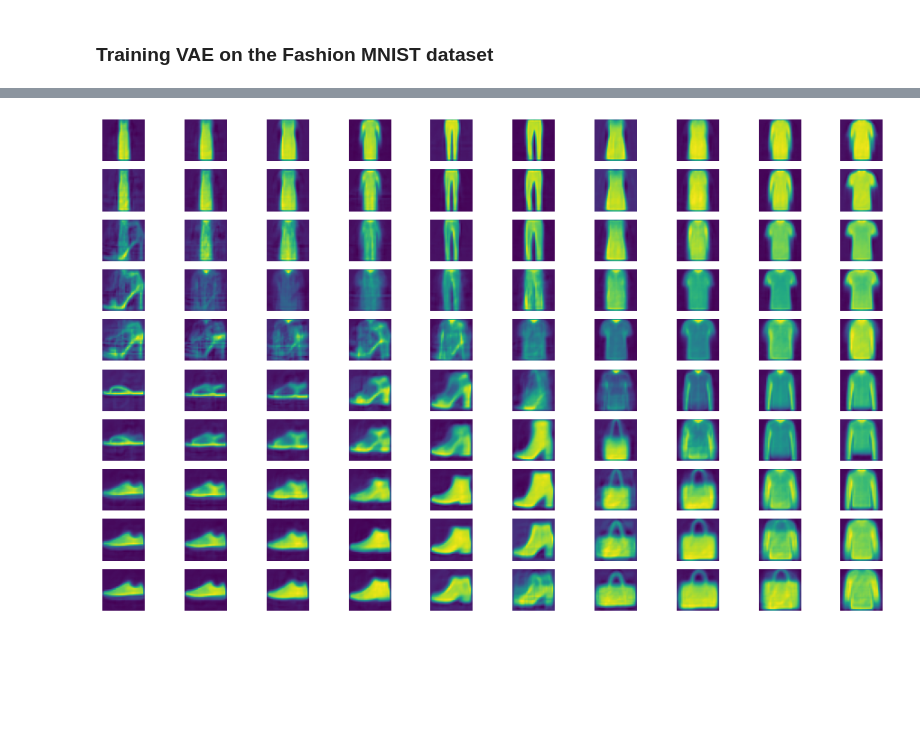
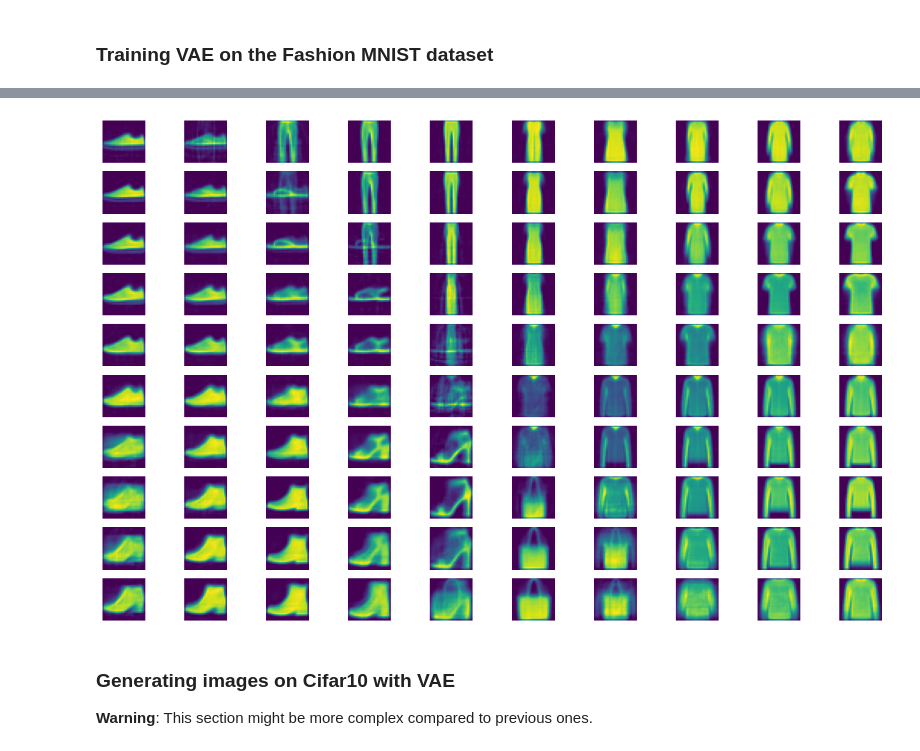
Before and after one commit to Robotmurlock/VariationalAutoEncoder, a Jupyter notebook: vae.ipynb, the cells around one changed output, grey strips where cells are left out. Cells and saved outputs as stored; diff of their text form; code cells hidden in the pictures; blank space fills up the shorter version.

Commit message:
Add: Traing CNN-VAE on Cifar10

```diff
--- a/vae.ipynb
+++ b/vae.ipynb
@@ -117,0 +125,18 @@ Extracting /tmp/mnist/MNIST/raw/t10k-labels-idx1-ubyte.gz to /tmp/mnist/MNIST/ra
+# %%
+# Helper function for image plotting
+def show_image(img: np.ndarray, ax: Optional[plt.Axes] = None) -> None:
+    """
+    Plots an image.
+
+    Args:
+        img: Raw numpy image
+        ax: Matplotlib ax (optional)
+    """
+    if ax is not None:
+        ax.imshow(img)
+        ax.axis('off')
+    else:
+        plt.imshow(img)
+        plt.axis('off')
+
+show_image(UnsupervisedMNIST.postprocess_image(mnist_example[0]))
@@ -912,6 +980,7 @@ visualize_vae_sampling_from_posterior(
 # Interpolation
 def vizualize_vae_interpolation(
     model: VariationalAutoEncoder,
+    postprocess_image: Callable[[torch.Tensor], np.ndarray],
     accelerator: str = 'cpu'
 ) -> None:
     model.to(accelerator)
@@ -923,13 +992,14 @@ def vizualize_vae_interpolation(
             ax = axs[i][j]
             z = torch.tensor([-1 + 2 * (i / 10), -1 + 2 * (j / 10)], dtype=torch.float32)
             z = z.to(accelerator)
-            img = vae._decoder(z)
-            ax.imshow(img.detach().cpu().numpy()[0])
-            ax.axis('off')
+            img = model._decoder(z)
+            img = postprocess_image(img)
+            show_image(img, ax=ax)
     plt.show()
 
 vizualize_vae_interpolation(
     model=vae,
+    postprocess_image=UnsupervisedMNIST.postprocess_image,
     accelerator=ACCELERATOR
 )
 # %% [output]
@@ -937,9 +1007,9 @@ vizualize_vae_interpolation(
 # %% [markdown]
 ### Training VAE on the Fashion MNIST dataset
 # %%
-fashion_vae = VariationalAutoEncoder()
+fashion_vae = MLPVariationalAutoEncoder()
 history = train_variational_autoencoder(
-    model=vae,
+    model=fashion_vae,
     train_dataset=UnsupervisedMNIST(train=True, fashion=True),
     val_dataset=UnsupervisedMNIST(train=False, fashion=True),
     accelerator=ACCELERATOR
@@ -982,7 +1037,12 @@ Extracting /tmp/mnist/FashionMNIST/raw/t10k-labels-idx1-ubyte.gz to /tmp/mnist/F
 # %%
 vizualize_vae_interpolation(
     model=fashion_vae,
+    postprocess_image=UnsupervisedMNIST.postprocess_image,
     accelerator=ACCELERATOR
 )
 # %% [output]
-[figure, old version]
+[figure, new version]
+# %% [markdown]
+### Generating images on Cifar10 with VAE
+
+**Warning**: This section might be more complex compared to previous ones.
```
Also changed, not shown: parts of 22 cells of this notebook.
